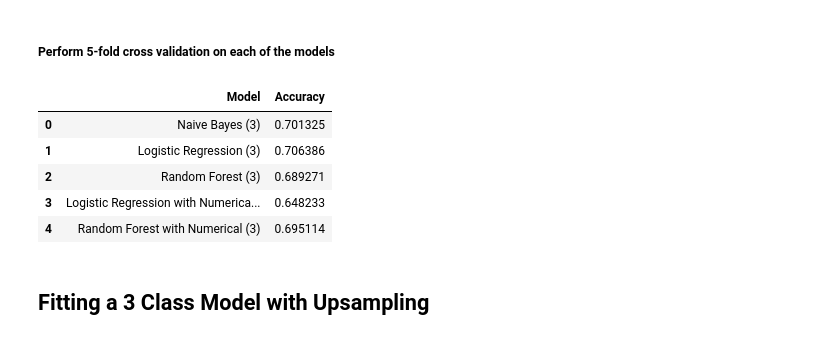
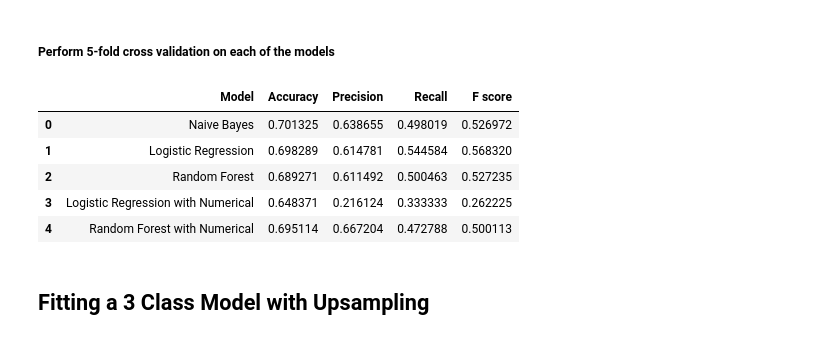
Before and after one commit to lcoda/Twitter-Climate-Change-Sentiment-Analysis, a Jupyter notebook: Initial Model Fitting.ipynb, the cells around one changed output. Cells and saved outputs as stored; diff of their text form; code cells hidden in the pictures.

```diff
--- a/Initial Model Fitting.ipynb
+++ b/Initial Model Fitting.ipynb
@@ -170,20 +177,23 @@ rf = random_forest(X_train["clean text"].values, y_train.values)
 log_with_numeric = logistic(X_train["clean text"].values, y_train.values, X_train_numerical.values)
 rf_with_numeric = random_forest(X_train["clean text"].values, y_train.values, X_train_numerical.values)
 # %%
-class3_df = pd.DataFrame(data ={'Model':['Naive Bayes (3)',
-                                         'Logistic Regression (3)',
-                                         'Random Forest (3)',
-                                         'Logistic Regression with Numerical (3)',
-                                         'Random Forest with Numerical (3)'],
-                                'Accuracy': [nb,log,rf,log_with_numeric,rf_with_numeric] } )
+class3_df = pd.DataFrame(data ={'Model':['Naive Bayes',
+                                         'Logistic Regression',
+                                         'Random Forest',
+                                         'Logistic Regression with Numerical',
+                                         'Random Forest with Numerical'],
+                                'Accuracy': [nb[0],log[0],rf[0],log_with_numeric[0],rf_with_numeric[0]],
+                                'Precision': [nb[1],log[1],rf[1],log_with_numeric[1],rf_with_numeric[1]],
+                                'Recall': [nb[2],log[2],rf[2],log_with_numeric[2],rf_with_numeric[2]],
+                                'F score': [nb[3],log[3],rf[3],log_with_numeric[3],rf_with_numeric[3]]})
 class3_df
 # %% [output]
-|  | Model | Accuracy |
-| 0 | Naive Bayes (3) | 0.701325 |
-| 1 | Logistic Regression (3) | 0.706386 |
-| 2 | Random Forest (3) | 0.689271 |
-| 3 | Logistic Regression with Numerica... | 0.648233 |
-| 4 | Random Forest with Numerical (3) | 0.695114 |
+|  | Model | Accuracy | Precision | Recall | F score |
+| 0 | Naive Bayes | 0.701325 | 0.638655 | 0.498019 | 0.526972 |
+| 1 | Logistic Regression | 0.698289 | 0.614781 | 0.544584 | 0.568320 |
+| 2 | Random Forest | 0.689271 | 0.611492 | 0.500463 | 0.527235 |
+| 3 | Logistic Regression with Numerical | 0.648371 | 0.216124 | 0.333333 | 0.262225 |
+| 4 | Random Forest with Numerical | 0.695114 | 0.667204 | 0.472788 | 0.500113 |
 # %% [markdown]
 ## Fitting a 3 Class Model with Upsampling
 # %%
```
Also changed, not shown: parts of 6 cells of this notebook, 1 other file.
